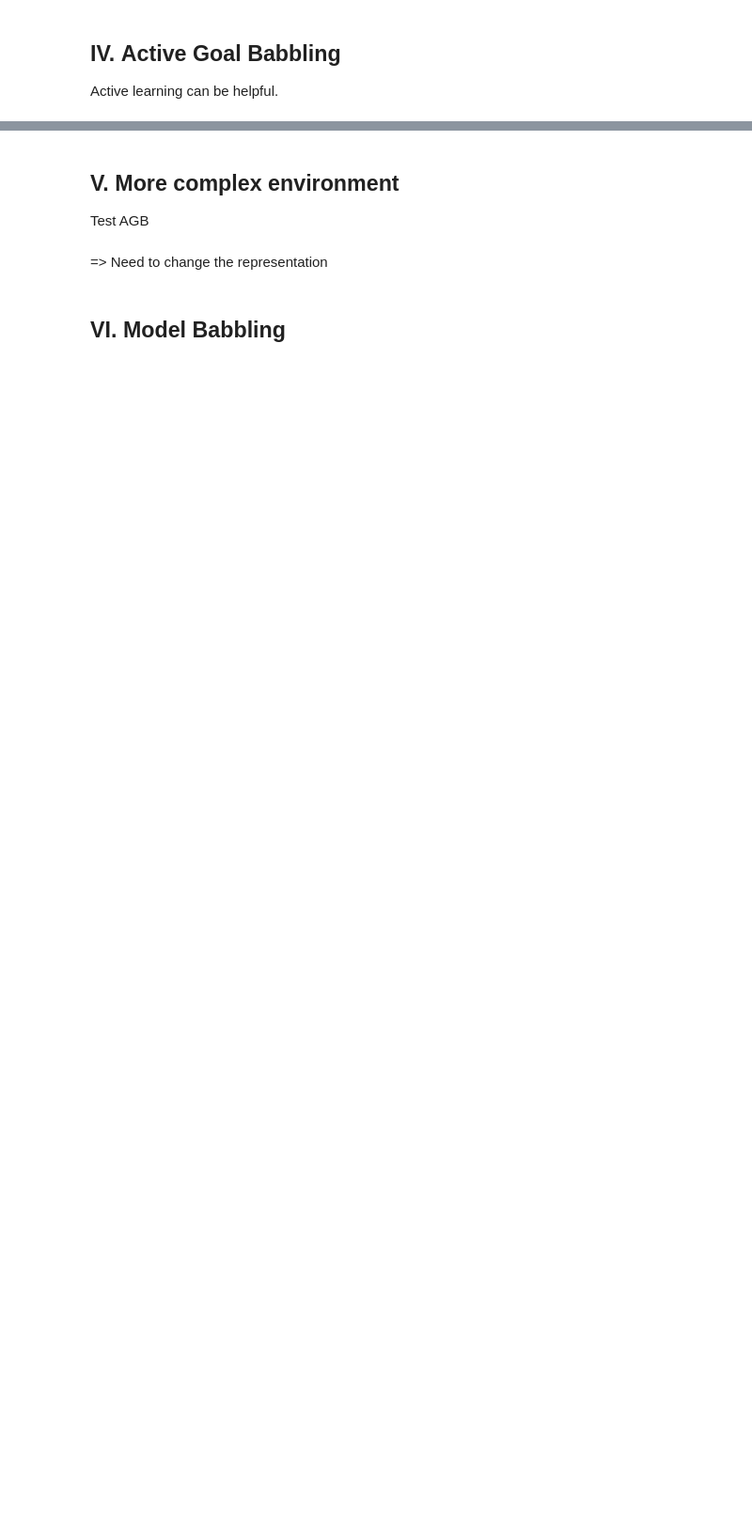
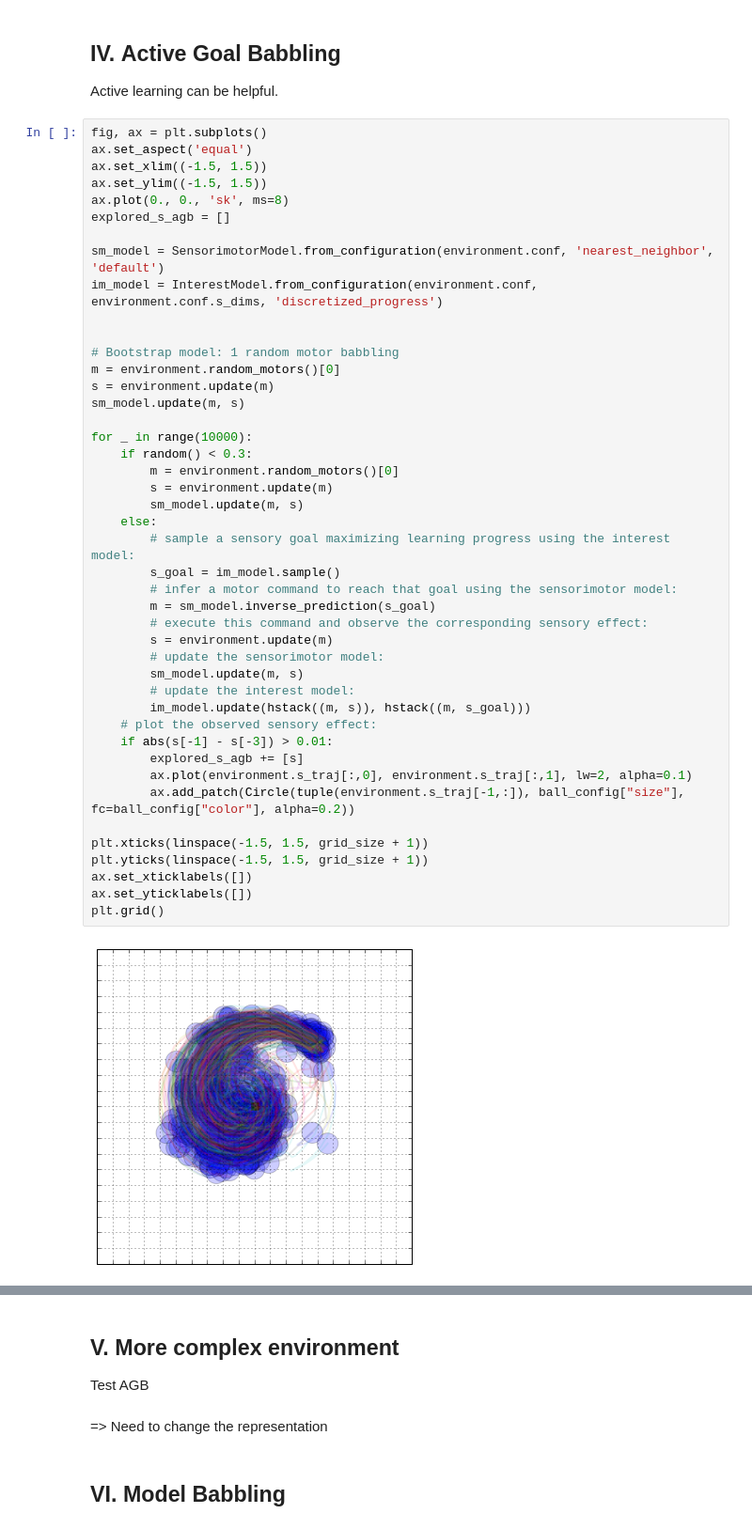
Before and after one commit to sebastien-forestier/ExplorationAlgorithms, a Jupyter notebook: main.ipynb, the cells around one changed output, grey strips where cells are left out. Shown: that part at 94% size. Saved outputs shown, nothing was run; the diff lists cells and outputs as text; blank space fills up the shorter version.

```diff
--- a/main.ipynb
+++ b/main.ipynb
@@ -242,3 +243,49 @@ Number of reached cells: 56
 ## IV. Active Goal Babbling
 
 Active learning can be helpful.
+# %%
+fig, ax = plt.subplots()
+ax.set_aspect('equal')
+ax.set_xlim((-1.5, 1.5))
+ax.set_ylim((-1.5, 1.5))
+ax.plot(0., 0., 'sk', ms=8)
+explored_s_agb = []
+
+sm_model = SensorimotorModel.from_configuration(environment.conf, 'nearest_neighbor', 'default')
+im_model = InterestModel.from_configuration(environment.conf, environment.conf.s_dims, 'discretized_progress')
+
+
+# Bootstrap model: 1 random motor babbling
+m = environment.random_motors()[0]
+s = environment.update(m)
+sm_model.update(m, s)
+
+for _ in range(10000):
+    if random() < 0.3:
+        m = environment.random_motors()[0]
+        s = environment.update(m)
+        sm_model.update(m, s)
+    else:
+        # sample a sensory goal maximizing learning progress using the interest model:
+        s_goal = im_model.sample()
+        # infer a motor command to reach that goal using the sensorimotor model:
+        m = sm_model.inverse_prediction(s_goal)
+        # execute this command and observe the corresponding sensory effect:
+        s = environment.update(m)
+        # update the sensorimotor model:
+        sm_model.update(m, s)
+        # update the interest model:
+        im_model.update(hstack((m, s)), hstack((m, s_goal)))
+    # plot the observed sensory effect:
+    if abs(s[-1] - s[-3]) > 0.01:
+        explored_s_agb += [s]
+        ax.plot(environment.s_traj[:,0], environment.s_traj[:,1], lw=2, alpha=0.1)
+        ax.add_patch(Circle(tuple(environment.s_traj[-1,:]), ball_config["size"], fc=ball_config["color"], alpha=0.2))
+
+plt.xticks(linspace(-1.5, 1.5, grid_size + 1))
+plt.yticks(linspace(-1.5, 1.5, grid_size + 1))
+ax.set_xticklabels([])
+ax.set_yticklabels([])
+plt.grid()
+# %% [output]
+[figure, added]
```
Also changed, not shown: parts of 6 cells of this notebook.
